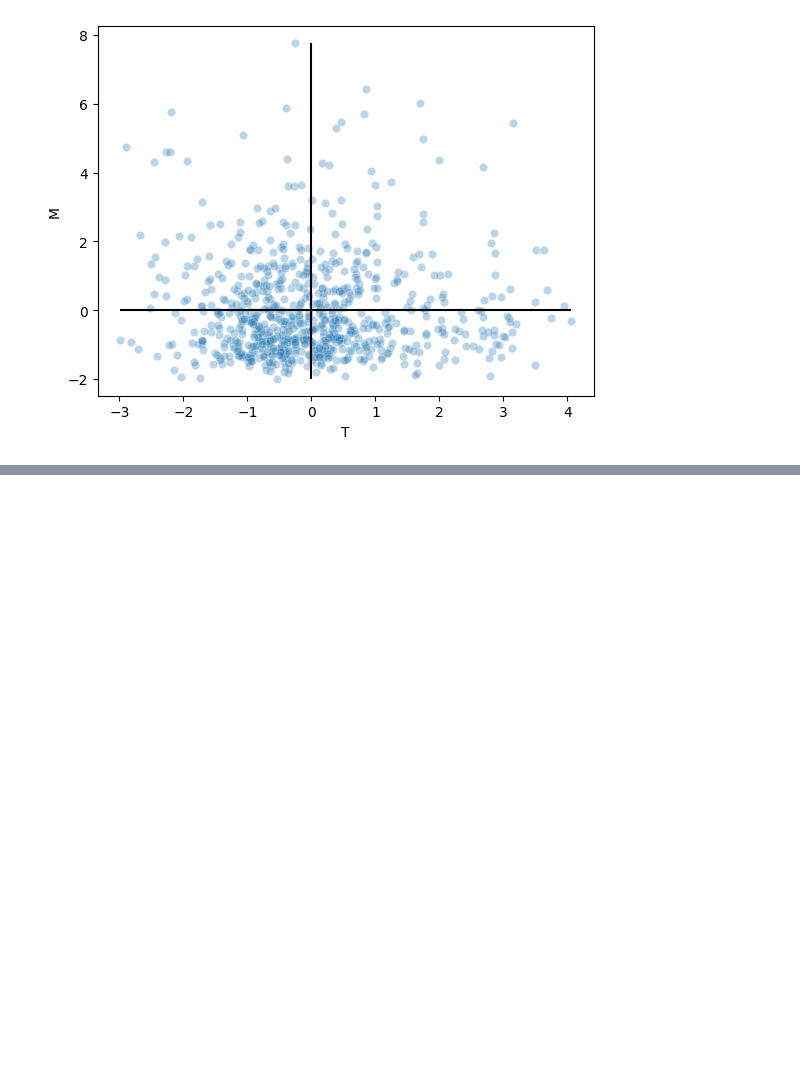
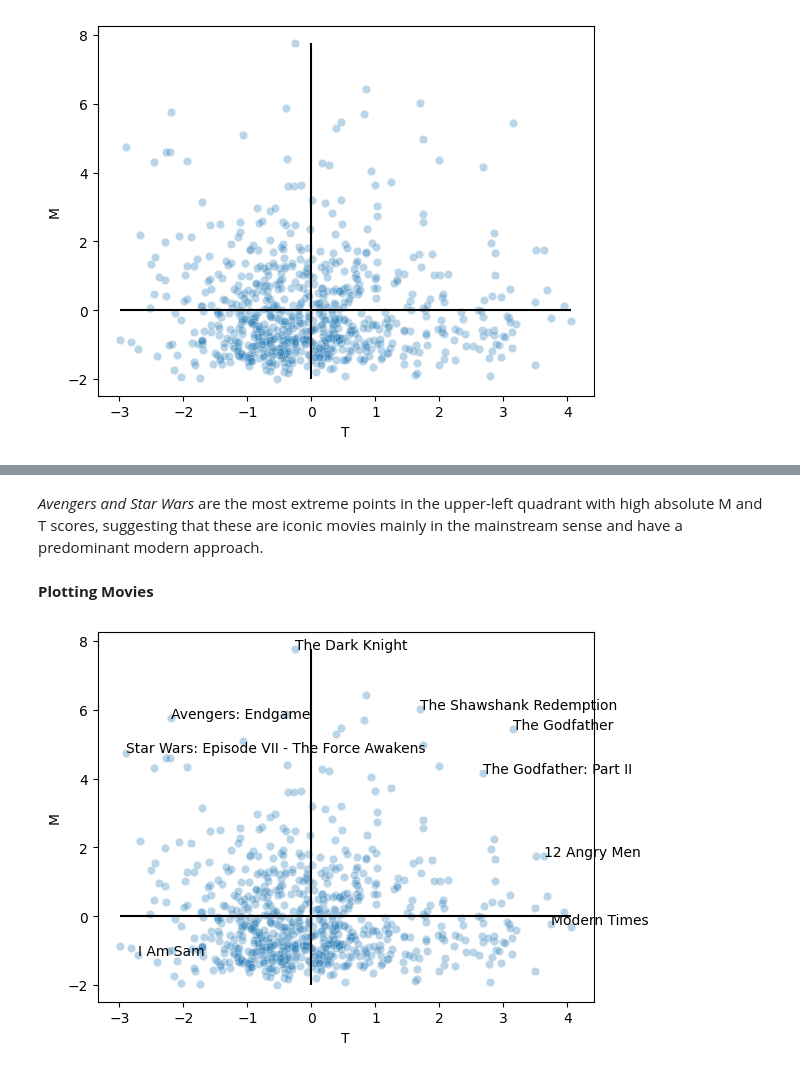
Before and after one commit to vitormarquesr/imdb_top_movies_eda, a Jupyter notebook: imdb-movies-eda.ipynb, the cells around one changed output, grey strips where cells are left out. Cells and saved outputs as stored; diff of their text form; code cells hidden in the pictures; blank space fills up the shorter version.

Commit message:
+ Movies plot - V10 Kaggle

```diff
--- a/imdb-movies-eda.ipynb
+++ b/imdb-movies-eda.ipynb
@@ -448,0 +454,2 @@ plt.vlines(0, idx_movies['M'].min(), idx_movies['M'].max(), 'black')
+# %%
+idx_movies['manhattan'] = abs(idx_movies['M']) + abs(idx_movies['T'])
@@ -448,0 +495,24 @@ plt.vlines(0, idx_movies['M'].min(), idx_movies['M'].max(), 'black')
+# %% [markdown]
+*Avengers and Star Wars* are the most extreme points in the upper-left quadrant with high absolute M and T scores, suggesting that these are iconic movies mainly in the mainstream sense and have a predominant modern approach.
+# %% [markdown]
+**Plotting Movies**
+# %%
+def plot_movie(movie):
+    df = idx_movies.set_index('Series_Title')
+    m = df.loc[movie]
+    plt.text(m['T'], m['M'], movie)
+# %%
+sns.scatterplot(x="T", y="M", data=idx_movies, alpha=0.3)
+plt.hlines(0, idx_movies['T'].min(), idx_movies['T'].max(), 'black')
+plt.vlines(0, idx_movies['M'].min(), idx_movies['M'].max(), 'black')
+plot_movie('The Godfather')
+plot_movie('The Shawshank Redemption')
+plot_movie('Avengers: Endgame')
+plot_movie('Star Wars: Episode VII - The Force Awakens')
+plot_movie('I Am Sam')
+plot_movie('The Godfather: Part II')
+plot_movie('The Dark Knight')
+plot_movie('Modern Times')
+plot_movie("12 Angry Men")
+# %% [output]
+[figure, added]
```
Also changed, not shown: parts of 9 cells of this notebook.
